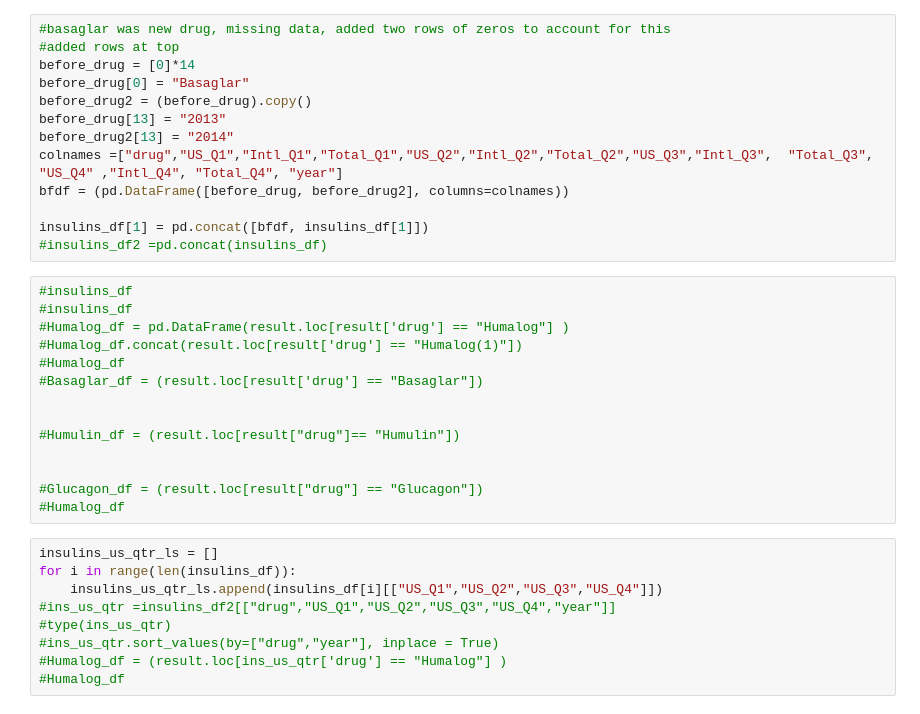
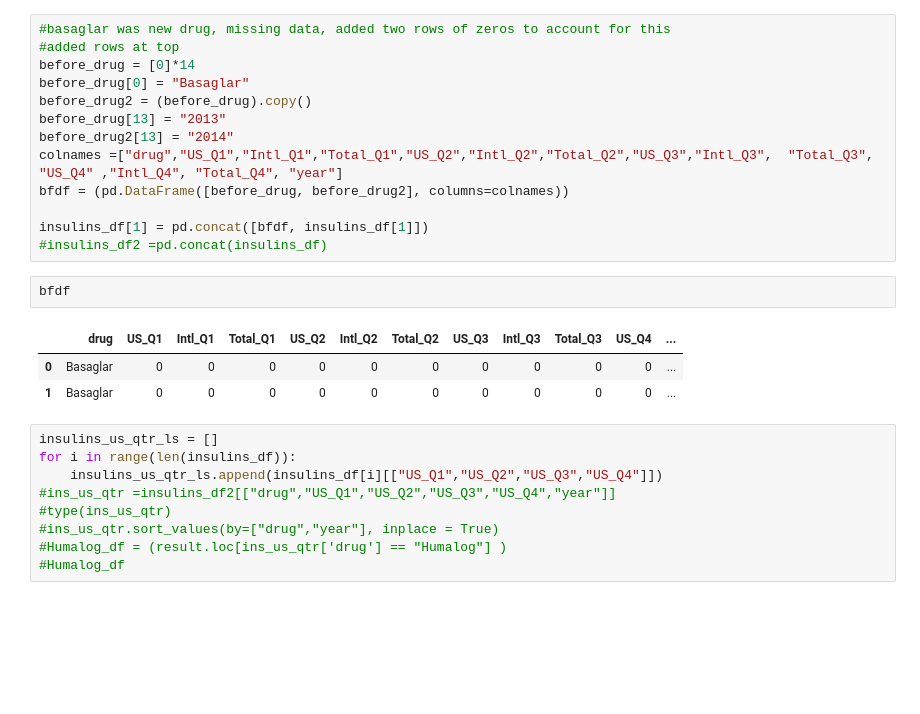
Before and after one commit to clayton-summitt/Insulin_pricing_trends, a Jupyter notebook: eli_lilly_profits.ipynb, the cells around one changed output. Drawn from its saved outputs; the diff is of its cells as text; blank space fills up the shorter version.

```diff
--- a/eli_lilly_profits.ipynb
+++ b/eli_lilly_profits.ipynb
@@ -109,20 +112,12 @@ bfdf = (pd.DataFrame([before_drug, before_drug2], columns=colnames))
 
 insulins_df[1] = pd.concat([bfdf, insulins_df[1]])
 #insulins_df2 =pd.concat(insulins_df)
-# %%
-#insulins_df
-#insulins_df
-#Humalog_df = pd.DataFrame(result.loc[result['drug'] == "Humalog"] )
-#Humalog_df.concat(result.loc[result['drug'] == "Humalog(1)"])
-#Humalog_df
-#Basaglar_df = (result.loc[result['drug'] == "Basaglar"])
-
-
-#Humulin_df = (result.loc[result["drug"]== "Humulin"])
-
-
-#Glucagon_df = (result.loc[result["drug"] == "Glucagon"])
-#Humalog_df
+# %%
+bfdf
+# %% [output]
+|  | drug | US_Q1 | Intl_Q1 | Total_Q1 | US_Q2 | Intl_Q2 | Total_Q2 | US_Q3 | Intl_Q3 | Total_Q3 | US_Q4 | ... |
+| 0 | Basaglar | 0 | 0 | 0 | 0 | 0 | 0 | 0 | 0 | 0 | 0 | ... |
+| 1 | Basaglar | 0 | 0 | 0 | 0 | 0 | 0 | 0 | 0 | 0 | 0 | ... |
 # %%
 insulins_us_qtr_ls = []
 for i in range(len(insulins_df)):
```
Also changed, not shown: parts of 22 cells of this notebook, 17 other files.
